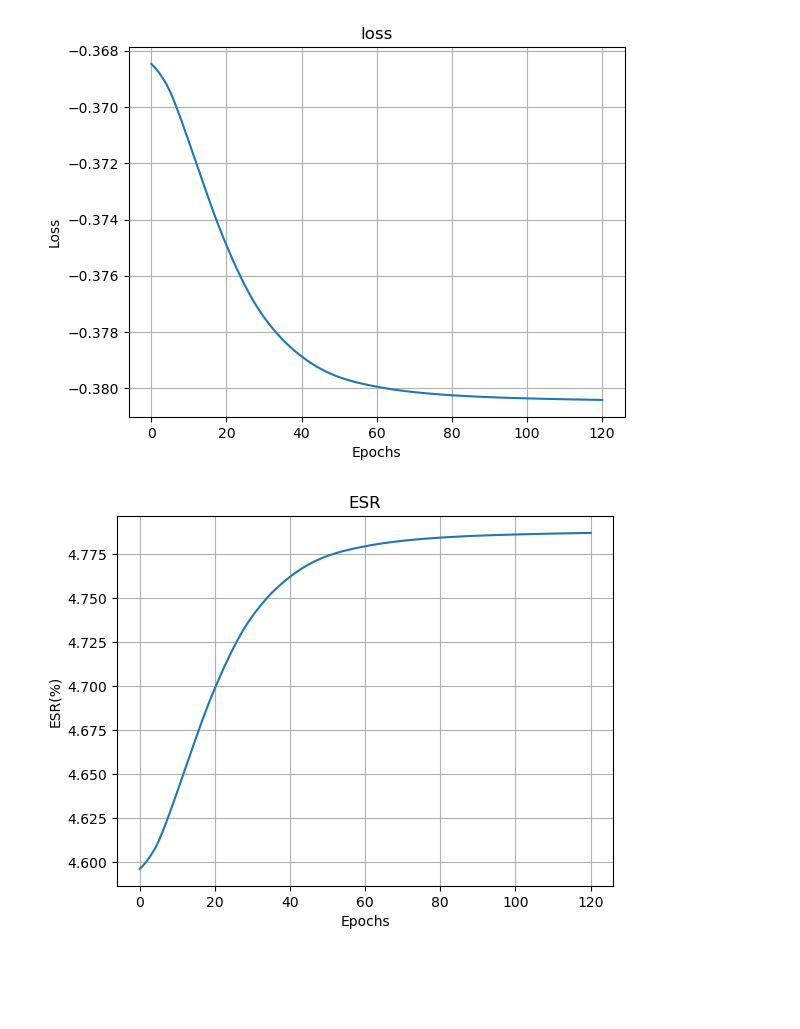
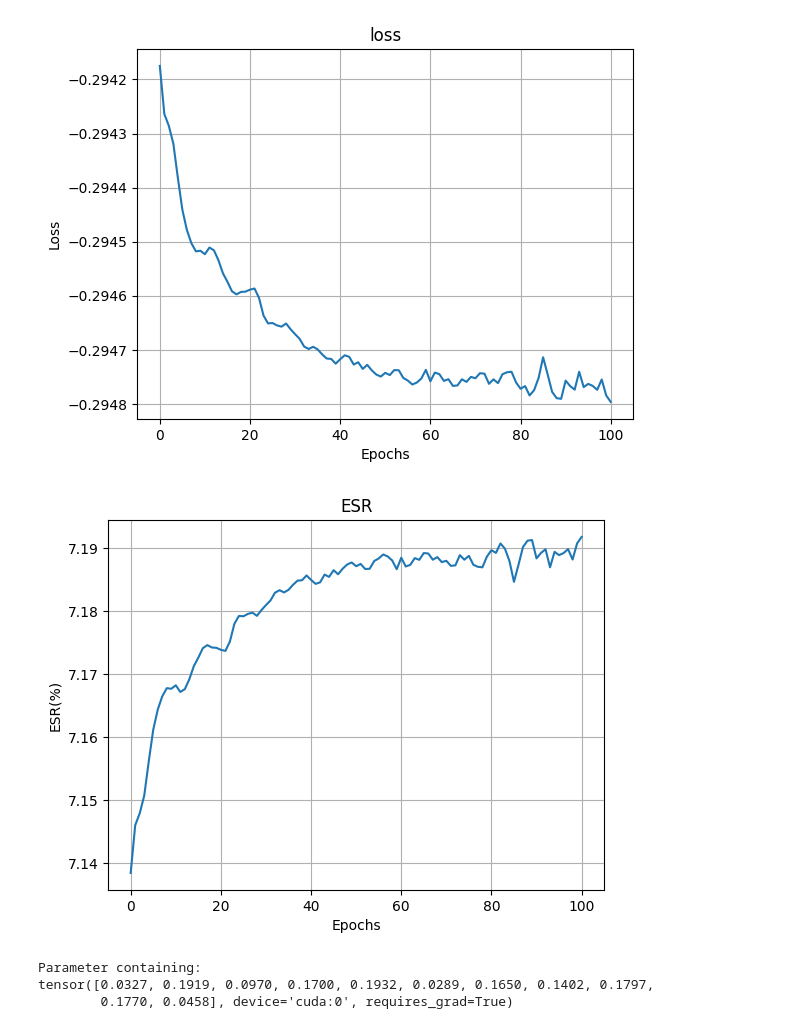
Before and after one commit to jsxzliran/TransactionCost, a Jupyter notebook: More_Assets_Trading_Costs.ipynb, the cells around one changed output. Cells and saved outputs as stored; diff of their text form; code cells hidden in the pictures; blank space fills up the shorter version.

```diff
--- a/More_Assets_Trading_Costs.ipynb
+++ b/More_Assets_Trading_Costs.ipynb
@@ -164,7 +164,7 @@ T = 10
 seed_train = 36
 seed_test = 44
 num_stocks = len(tickers)
-total_path = 20000
+total_path = 30000
 n_partition = 1
 npaths = int(total_path/n_partition)
 seq_length = int(T*12)
@@ -173,12 +173,12 @@ s0=np.array([1]*num_stocks)
 cov = FMA.return_matrix_modification(my_portfolio.covariance(), num_stocks)
 mu = (utility_gamma*np.matmul(cov,my_portfolio.strategy()))
 mu = np.array(mu.T.tolist()[0])
-trade_cost = np.array([[0.01]*num_stocks])
-
+trade_cost = np.array([[0.0005]*num_stocks,[0.0025]*num_stocks,[0.005]*num_stocks,[0.01]*num_stocks,[0.025]*num_stocks])
+trade_cost = np.array([[0.025]*num_stocks])
 # Set Simulation parameters: Notice that initial_rotate_matrix should be well guessed
-n_epochs = 90
+n_epochs = 100
 learning_rate = 0.008
-is_importance = True
+is_importance = False
 is_batch = False
 # %%
 ESR_RNN_vec = np.zeros((trade_cost.shape[0]))
@@ -192,34 +192,40 @@ for i in range(trade_cost.shape[0]):
     returns, strategy, cost, Merton_opt, Merton_opt_tensor, delta_tensor = FTA.make_portfolio\
         (i,seed_train,mu,cov,s0,total_path,num_stocks,seq_length,T,trade_cost,utility_gamma)
     returns, scaler = FTA.importance_sampling\
         (is_importance,seed_train,mu,cov,s0,num_stocks, total_path,seq_length,utility_gamma,T)
-    model, criterion, optimizer = FMA.make_model_ellipse\
+    model, criterion, optimizer = FMA.make_model\
         (1, 1, 1, num_stocks, npaths, seq_length, delta_tensor, utility_gamma, learning_rate)
     model,losses = FMA.train_model\
         (strategy, strategy[:,0,0], returns, cost, scaler, model, criterion, optimizer,n_epochs,is_batch,n_partition,npaths,utility_gamma,T)
     model_state_dict = model.state_dict()
     # set up testing data
     returns, strategy, cost, Merton_opt, Merton_opt_tensor, delta_tensor = FTA.make_portfolio\
         (i,seed_test,mu,cov,s0,total_path,num_stocks,seq_length,T,trade_cost,utility_gamma)
     returns, scaler = FTA.importance_sampling\
         (is_importance,seed_test,mu,cov,s0,num_stocks, total_path,seq_length,utility_gamma,T)
 
     # theoretical ESR without cost
     ESR_opt = np.matmul(mu.T,np.matmul(np.linalg.inv(cov),mu))/2/utility_gamma
     # ESRs with costs
-    ESR_etf, ESR_NTR, ESR_RNN, CI = FMA.ESR_Ellipse\
+    ESR_etf, ESR_NTR, ESR_RNN, CI = FMA.ESR\
         (1, 1, 1,num_stocks, seq_length, npaths,model_state_dict,  strategy, returns, cost, utility_gamma, T, scaler = scaler)
     #ESR_special = FTA.ESR_special(mu,cov,utility_gamma,trade_cost[i])
     ESR_RNN_vec[i] = ESR_RNN[0]
     CI_upper_vec[i] = CI[0]
     CI_lower_vec[i] = CI[1]
     #ESR_theo_vec[i] = ESR_special
     ESR_opt_vec[i] = ESR_opt
 
     #delete used data
     del optimizer
     del returns
     torch.cuda.empty_cache()
 # %% [output]
-[figure, old version]
+[figure, new version]
-[figure, old version]
+[figure, new version]
+# %%
+model.rnn.edge_coef.bias
+# %% [output]
+Parameter containing:
+tensor([0.0327, 0.1919, 0.0970, 0.1700, 0.1932, 0.0289, 0.1650, 0.1402, 0.1797,
+        0.1770, 0.0458], device='cuda:0', requires_grad=True)
```
Also changed, not shown: parts of 2 cells of this notebook, 1 other file.
